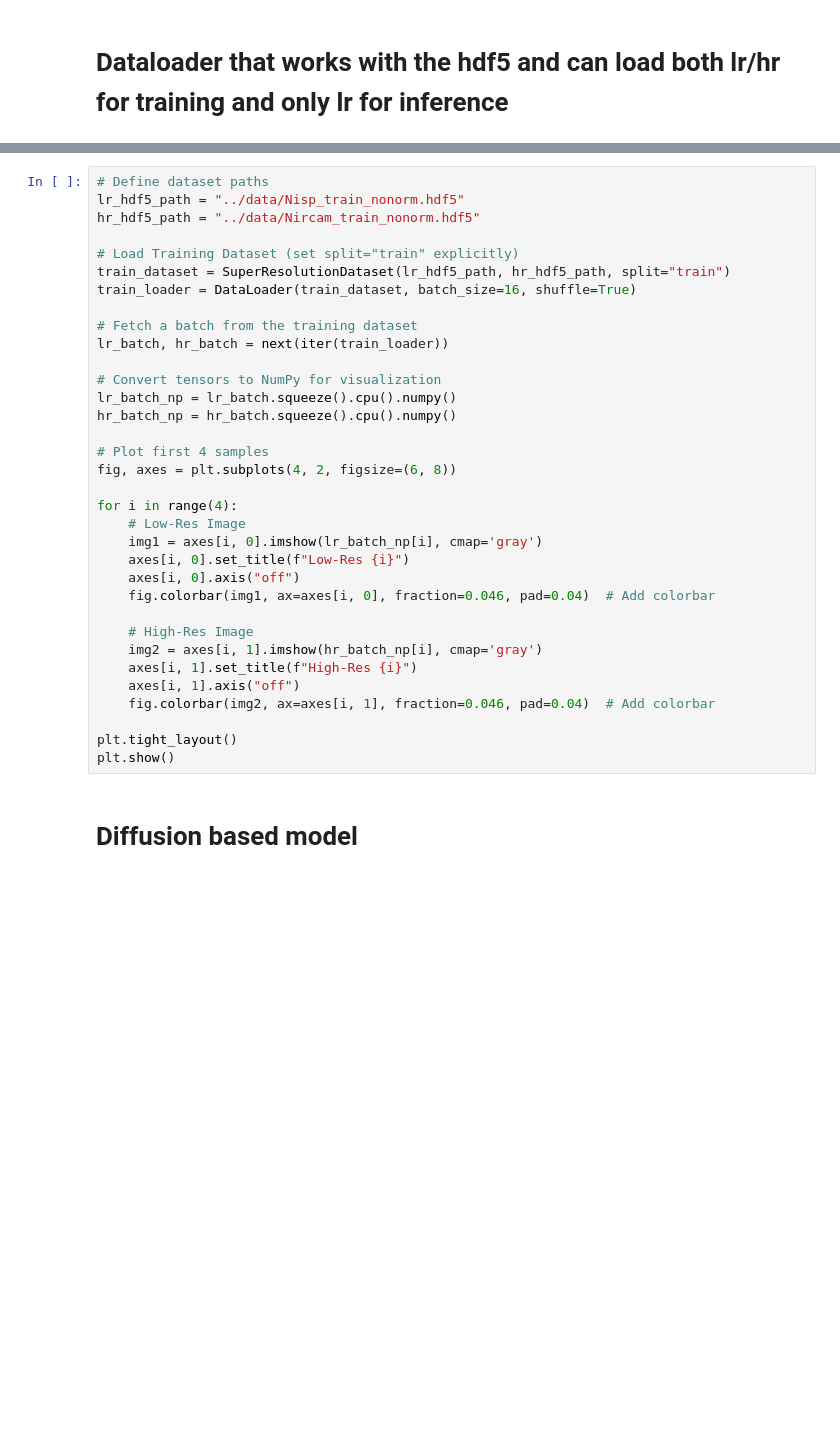
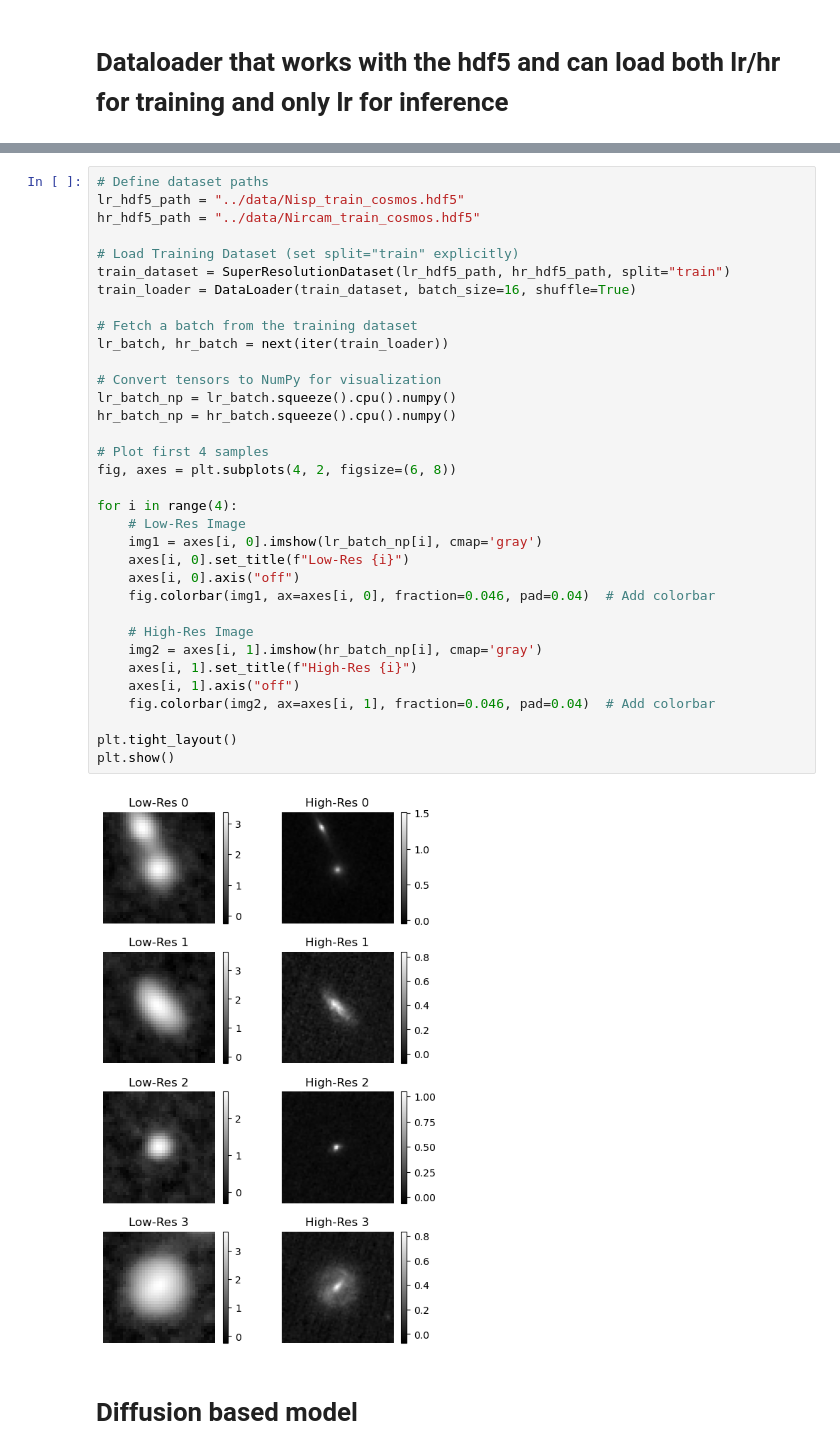
Before and after one commit to xoubish/superNISP, a Jupyter notebook: code/diffusion_test.ipynb, the cells around one changed output, grey strips where cells are left out. Drawn from its saved outputs; the diff is of its cells as text; blank space fills up the shorter version.

Commit message:
model to work with new data

```diff
--- a/code/diffusion_test.ipynb
+++ b/code/diffusion_test.ipynb
@@ -140,37 +147,39 @@ print("HR Batch Shape:", hr_batch.shape)  # Expected: (16, 1, 66, 66)
 # %%
 # Define dataset paths
-lr_hdf5_path = "../data/Nisp_train_nonorm.hdf5"
-hr_hdf5_path = "../data/Nircam_train_nonorm.hdf5"
+lr_hdf5_path = "../data/Nisp_train_cosmos.hdf5"
+hr_hdf5_path = "../data/Nircam_train_cosmos.hdf5"
 
 # Load Training Dataset (set split="train" explicitly)
 train_dataset = SuperResolutionDataset(lr_hdf5_path, hr_hdf5_path, split="train")
 train_loader = DataLoader(train_dataset, batch_size=16, shuffle=True)
 
 # Fetch a batch from the training dataset
 lr_batch, hr_batch = next(iter(train_loader))
 
 # Convert tensors to NumPy for visualization
 lr_batch_np = lr_batch.squeeze().cpu().numpy()
 hr_batch_np = hr_batch.squeeze().cpu().numpy()
 
 # Plot first 4 samples
 fig, axes = plt.subplots(4, 2, figsize=(6, 8))
 
 for i in range(4):
     # Low-Res Image
     img1 = axes[i, 0].imshow(lr_batch_np[i], cmap='gray')
     axes[i, 0].set_title(f"Low-Res {i}")
     axes[i, 0].axis("off")
     fig.colorbar(img1, ax=axes[i, 0], fraction=0.046, pad=0.04)  # Add colorbar
 
     # High-Res Image
     img2 = axes[i, 1].imshow(hr_batch_np[i], cmap='gray')
     axes[i, 1].set_title(f"High-Res {i}")
     axes[i, 1].axis("off")
     fig.colorbar(img2, ax=axes[i, 1], fraction=0.046, pad=0.04)  # Add colorbar
 
 plt.tight_layout()
 plt.show()
+# %% [output]
+[figure, added]
 # %% [markdown]
 # Diffusion based model
 # %%
```
Also changed, not shown: parts of 1 cell of this notebook, 1 other file.
